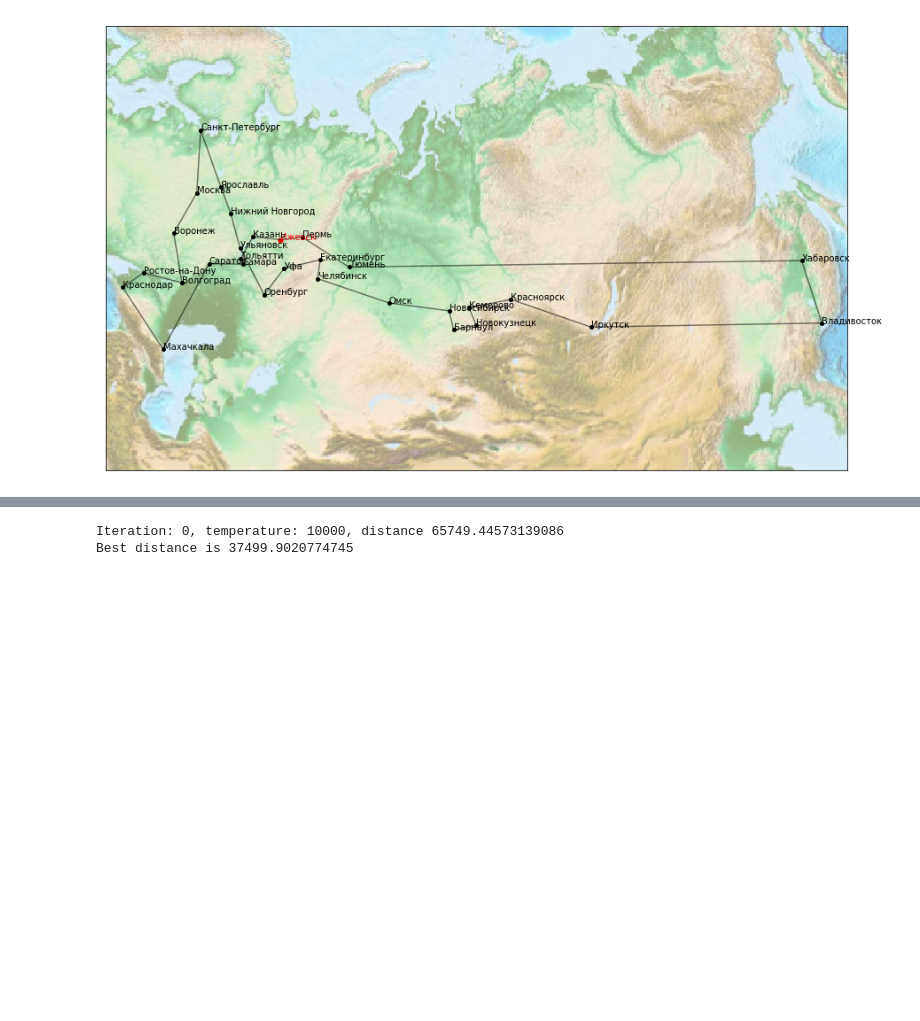
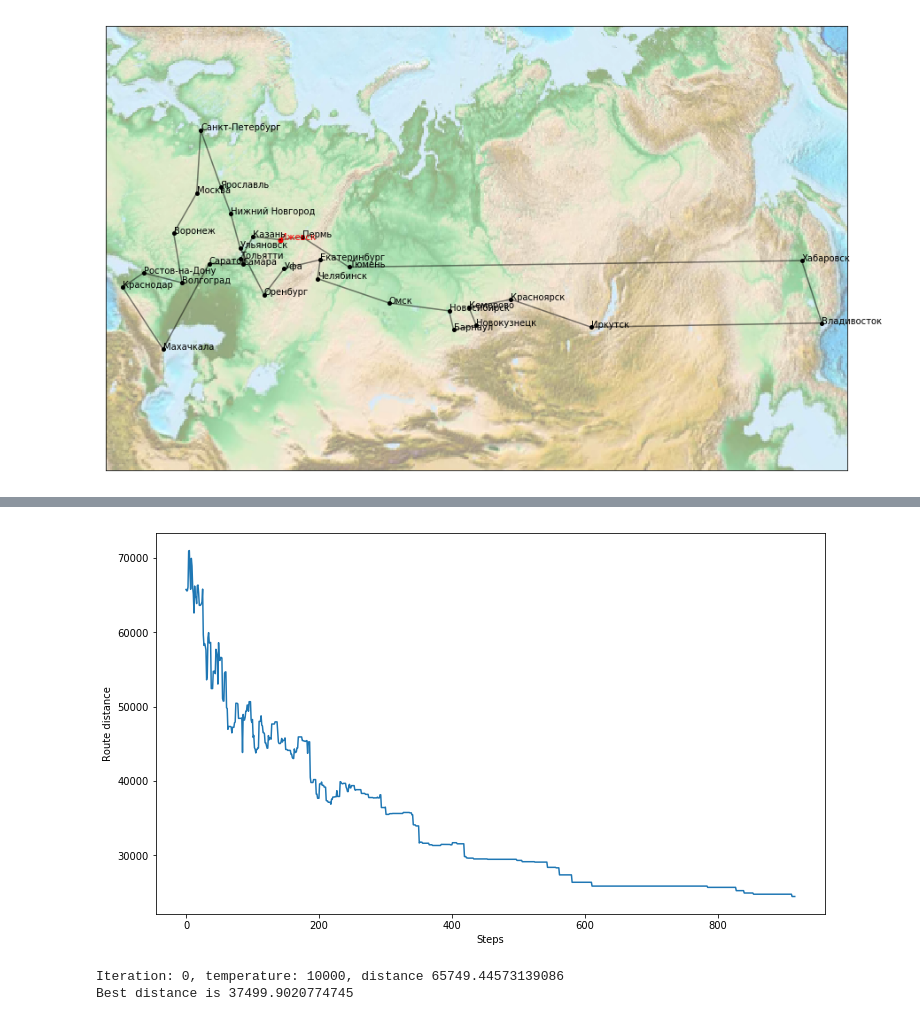
Before and after one commit to KKhanda/simulated-annealing, a Jupyter notebook: annealing.ipynb, the cells around one changed output, grey strips where cells are left out. Saved outputs shown, nothing was run; the diff lists cells and outputs as text; code cells hidden in the pictures; blank space fills up the shorter version.

```diff
--- a/annealing.ipynb
+++ b/annealing.ipynb
@@ -195,3 +212,7 @@ Clipping input data to the valid range for imshow with RGB data ([0..1] for floa
+# %%
+show_graph(steps, distances)
+# %% [output]
+[figure, added]
 # %%
 # Fast cooling
 distances, temperatures, steps, best_route = anneal(10000, 0.1)
```
Also changed, not shown: parts of 10 cells of this notebook.
